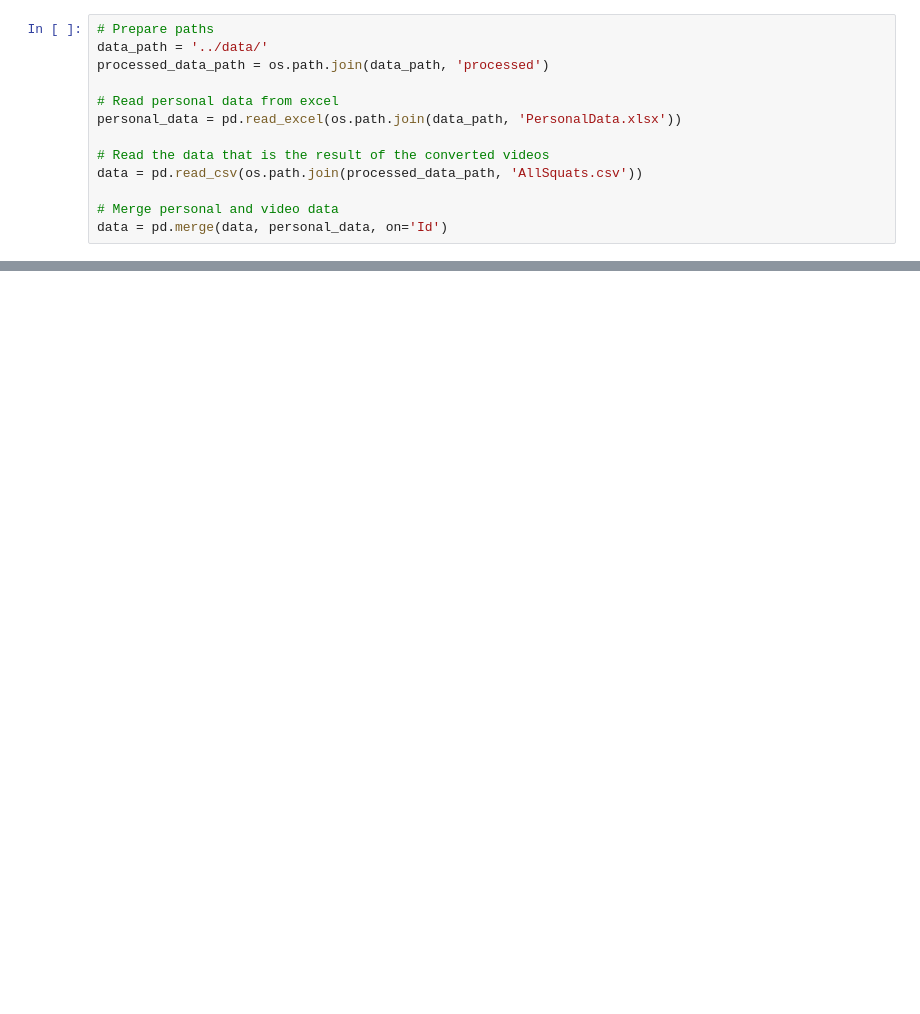
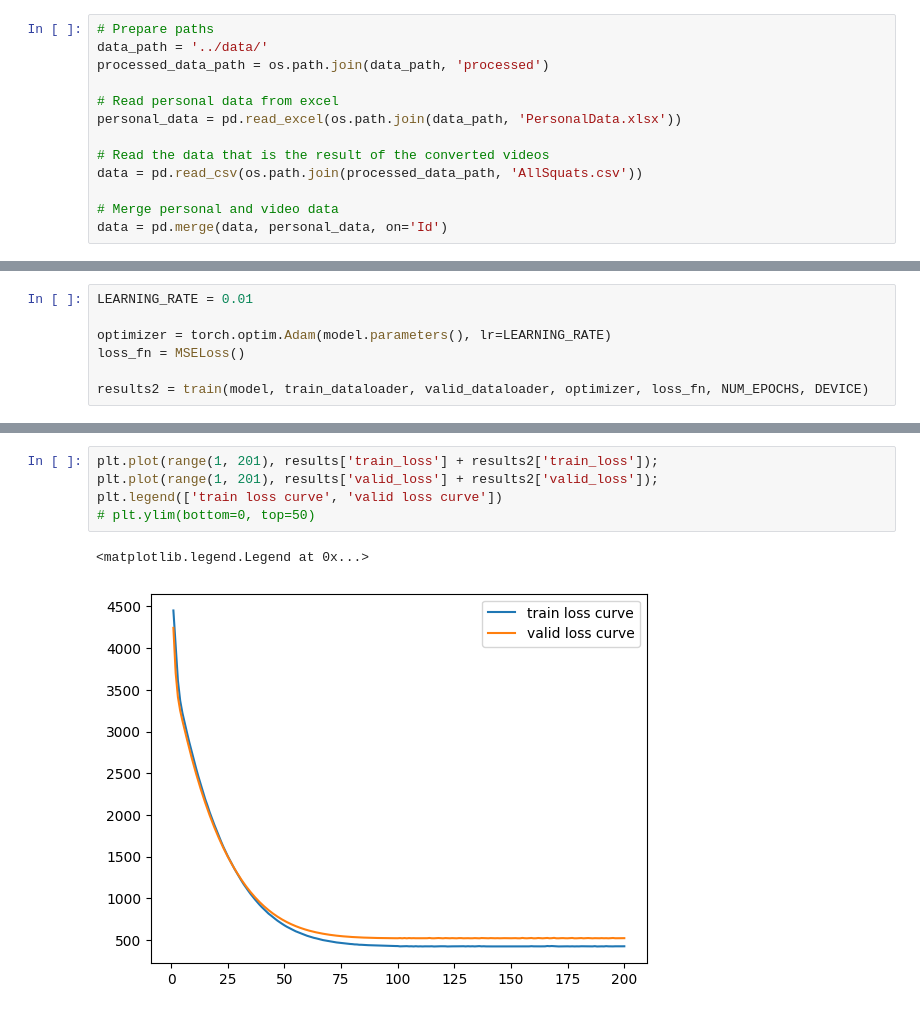
Before and after one commit to MateuszKunik/StrengthCoach, a Jupyter notebook: notebooks/preprocessing.ipynb, the cells around one changed output, grey strips where cells are left out. Saved outputs shown, nothing was run; the diff lists cells and outputs as text; blank space fills up the shorter version.

```diff
--- a/notebooks/preprocessing.ipynb
+++ b/notebooks/preprocessing.ipynb
@@ -118,0 +158,7 @@ Epoch: 10 | train loss: 0.0479 | validation loss: 0.0378
+# %%
+LEARNING_RATE = 0.01
+
+optimizer = torch.optim.Adam(model.parameters(), lr=LEARNING_RATE)
+loss_fn = MSELoss()
+
+results2 = train(model, train_dataloader, valid_dataloader, optimizer, loss_fn, NUM_EPOCHS, DEVICE)
@@ -118,0 +187,8 @@ Epoch: 10 | train loss: 0.0479 | validation loss: 0.0378
+# %%
+plt.plot(range(1, 201), results['train_loss'] + results2['train_loss']);
+plt.plot(range(1, 201), results['valid_loss'] + results2['valid_loss']);
+plt.legend(['train loss curve', 'valid loss curve'])
+# plt.ylim(bottom=0, top=50)
+# %% [output]
+<matplotlib.legend.Legend at 0x...>
+[figure, added]
```
Also changed, not shown: parts of 28 cells of this notebook.
